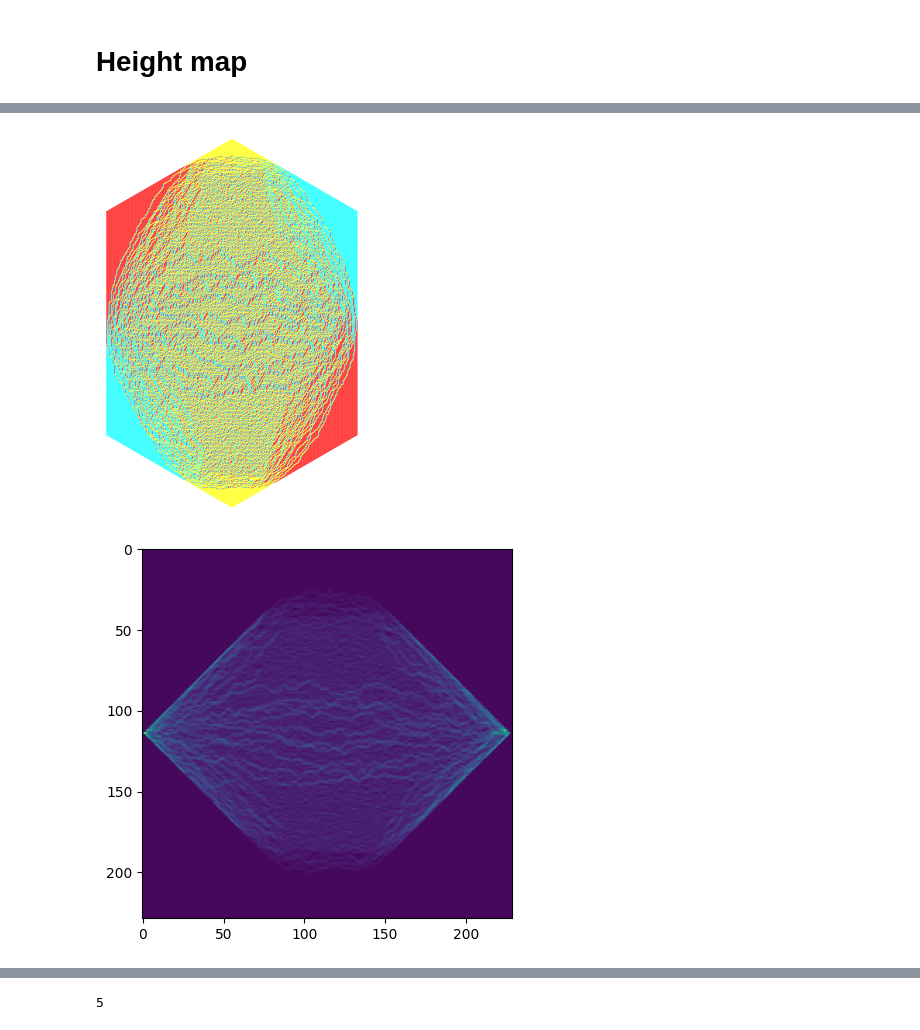
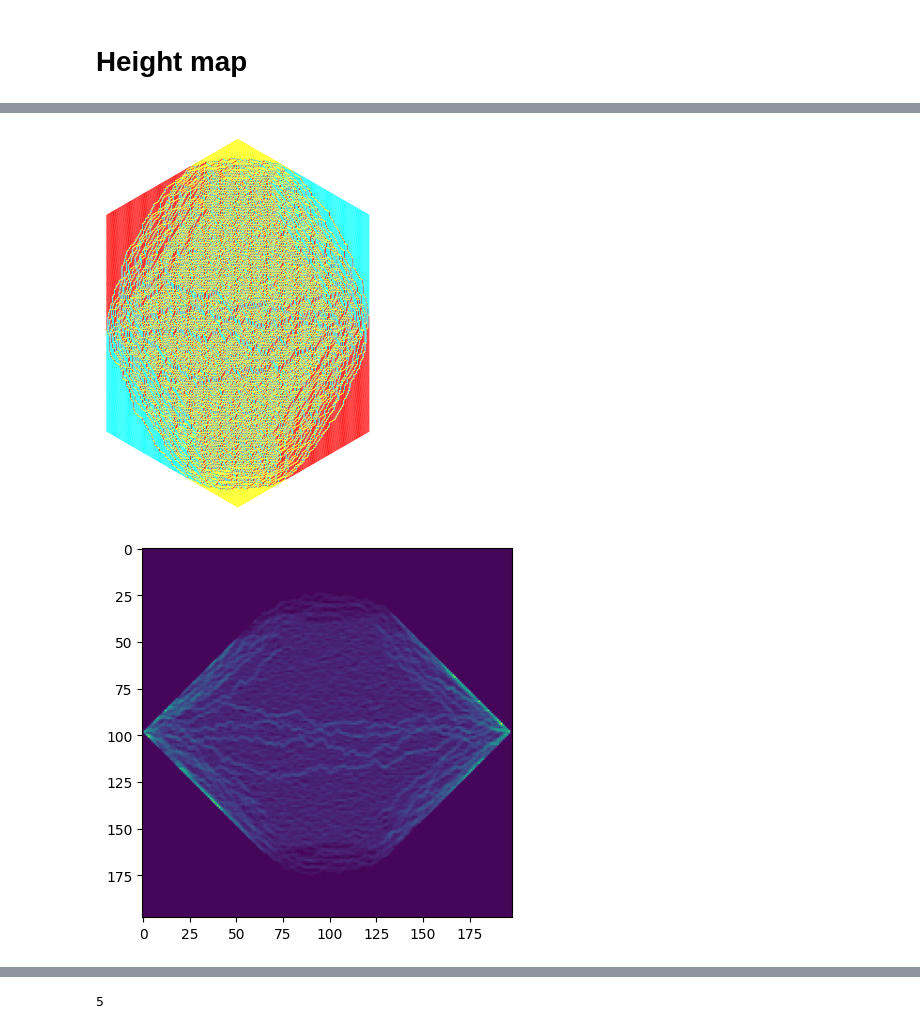
Before and after one commit to MaxvanHorssen/random-tilings, a Jupyter notebook: Untitled-1.ipynb, the cells around one changed output, grey strips where cells are left out. Cells and saved outputs as stored; diff of their text form; code cells hidden in the pictures.

```diff
--- a/Untitled-1.ipynb
+++ b/Untitled-1.ipynb
@@ -370,8 +370,8 @@ def height_function(M, a, b, c):
     """
     S = M.shape
     a,b,c = int(a),int(b),int(c)
-    assert S[0] == 2 * (a + b + c - 1) and S[0] == S[1], \
-        "M must be of size 2(a+b+c-1) x 2(a+b+c-1)"
+    # assert S[0] == 2 * (a + b + c - 1) and S[0] == S[1], \
+    #     "M must be of size 2(a+b+c-1) x 2(a+b+c-1)"
 
     H = np.zeros((c, b), dtype=int)
 
@@ -422,25 +422,25 @@ _,M=draw_hexagon2(n,w,a=a,b=b,c=c,dpi=100,show_figure=1)
 # %%
 from scipy.ndimage import rotate
 
-n = 250
+n = 200
 alpha1 = 0.3
 alpha2 = 0.3
 w = np.array([[1,1,1],[1,1,1],[1,1,1],[1/alpha1,alpha2,
             alpha1/alpha2],[1,1,1],[alpha1,1/alpha2,alpha2/alpha1]])
-a,b,c = 1,0.65,0.65
+a,b,c = 1,0.7,0.7
 
 _,M=draw_hexagon2(n,w,a=a,b=b,c=c,dpi=100,show_figure=1)
 
 
 H = height_function(M,n*a,n*b,n*c)
 
 gy, gx = np.gradient(H)   # axis 0 -> y, axis 1 -> x
 grad_norm = np.hypot(gx, gy)
 
 
 H_rot = rotate(grad_norm, -45, reshape=True)  # 45° rotation
 plt.imshow(H_rot, cmap="viridis")
 plt.show()
 # %% [output]
-[figure, old version]
+[figure, new version]
-[figure, old version]
+[figure, new version]
```
Also changed, not shown: parts of 10 cells of this notebook, 2 other files.
